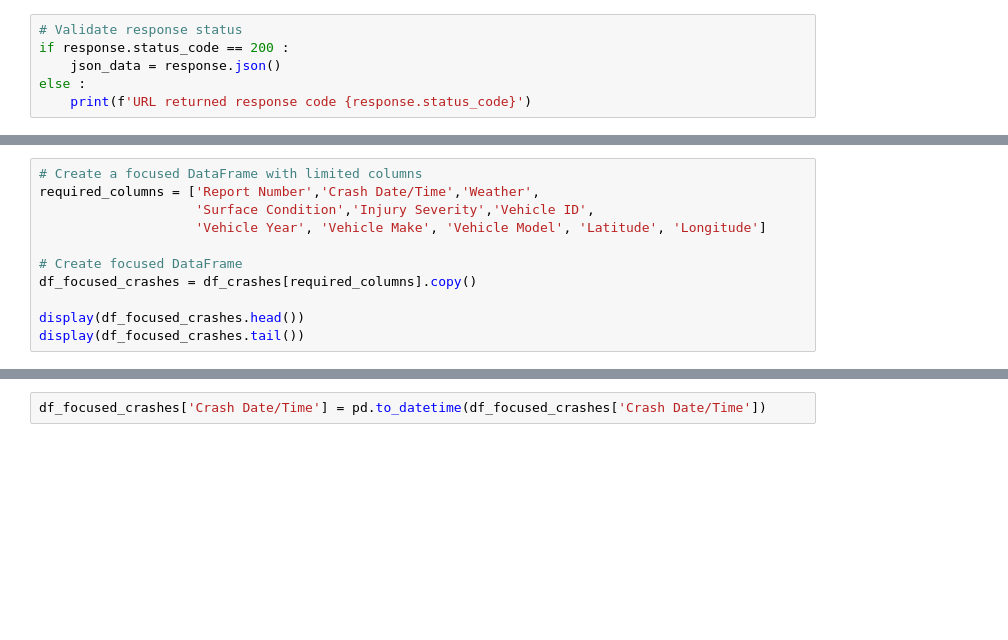
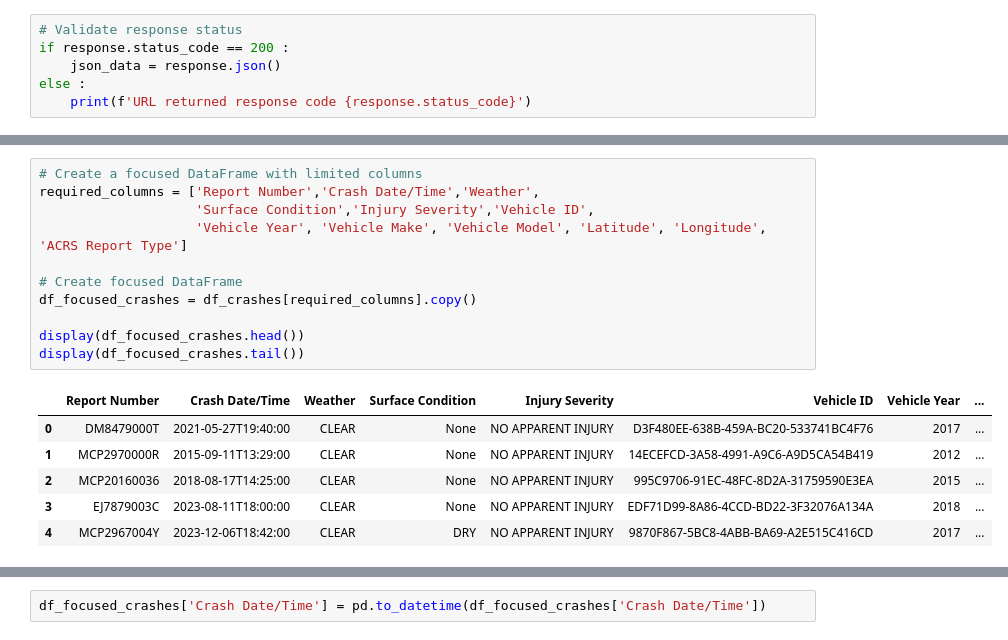
Before and after one commit to Brian-Hansen-Turton/module-9-project, a Jupyter notebook: Code/crashData.ipynb, the cells around one changed output, grey strips where cells are left out. Drawn from its saved outputs; the diff is of its cells as text; blank space fills up the shorter version.

```diff
--- a/Code/crashData.ipynb
+++ b/Code/crashData.ipynb
@@ -44,11 +99,18 @@ df_crashes.info()
 # %%
 # Create a focused DataFrame with limited columns
 required_columns = ['Report Number','Crash Date/Time','Weather',
                     'Surface Condition','Injury Severity','Vehicle ID',
-                    'Vehicle Year', 'Vehicle Make', 'Vehicle Model', 'Latitude', 'Longitude']
+                    'Vehicle Year', 'Vehicle Make', 'Vehicle Model', 'Latitude', 'Longitude', 'ACRS Report Type']
 
 # Create focused DataFrame
 df_focused_crashes = df_crashes[required_columns].copy()
 
 display(df_focused_crashes.head())
 display(df_focused_crashes.tail())
+# %% [output]
+|  | Report Number | Crash Date/Time | Weather | Surface Condition | Injury Severity | Vehicle ID | Vehicle Year | ... |
+| 0 | DM8479000T | 2021-05-27T19:40:00 | CLEAR | None | NO APPARENT INJURY | D3F480EE-638B-459A-BC20-533741BC4F76 | 2017 | ... |
+| 1 | MCP2970000R | 2015-09-11T13:29:00 | CLEAR | None | NO APPARENT INJURY | 14ECEFCD-3A58-4991-A9C6-A9D5CA54B419 | 2012 | ... |
+| 2 | MCP20160036 | 2018-08-17T14:25:00 | CLEAR | None | NO APPARENT INJURY | 995C9706-91EC-48FC-8D2A-31759590E3EA | 2015 | ... |
+| 3 | EJ7879003C | 2023-08-11T18:00:00 | CLEAR | None | NO APPARENT INJURY | EDF71D99-8A86-4CCD-BD22-3F32076A134A | 2018 | ... |
+| 4 | MCP2967004Y | 2023-12-06T18:42:00 | CLEAR | DRY | NO APPARENT INJURY | 9870F867-5BC8-4ABB-BA69-A2E515C416CD | 2017 | ... |
```
Also changed, not shown: parts of 26 cells of this notebook.
